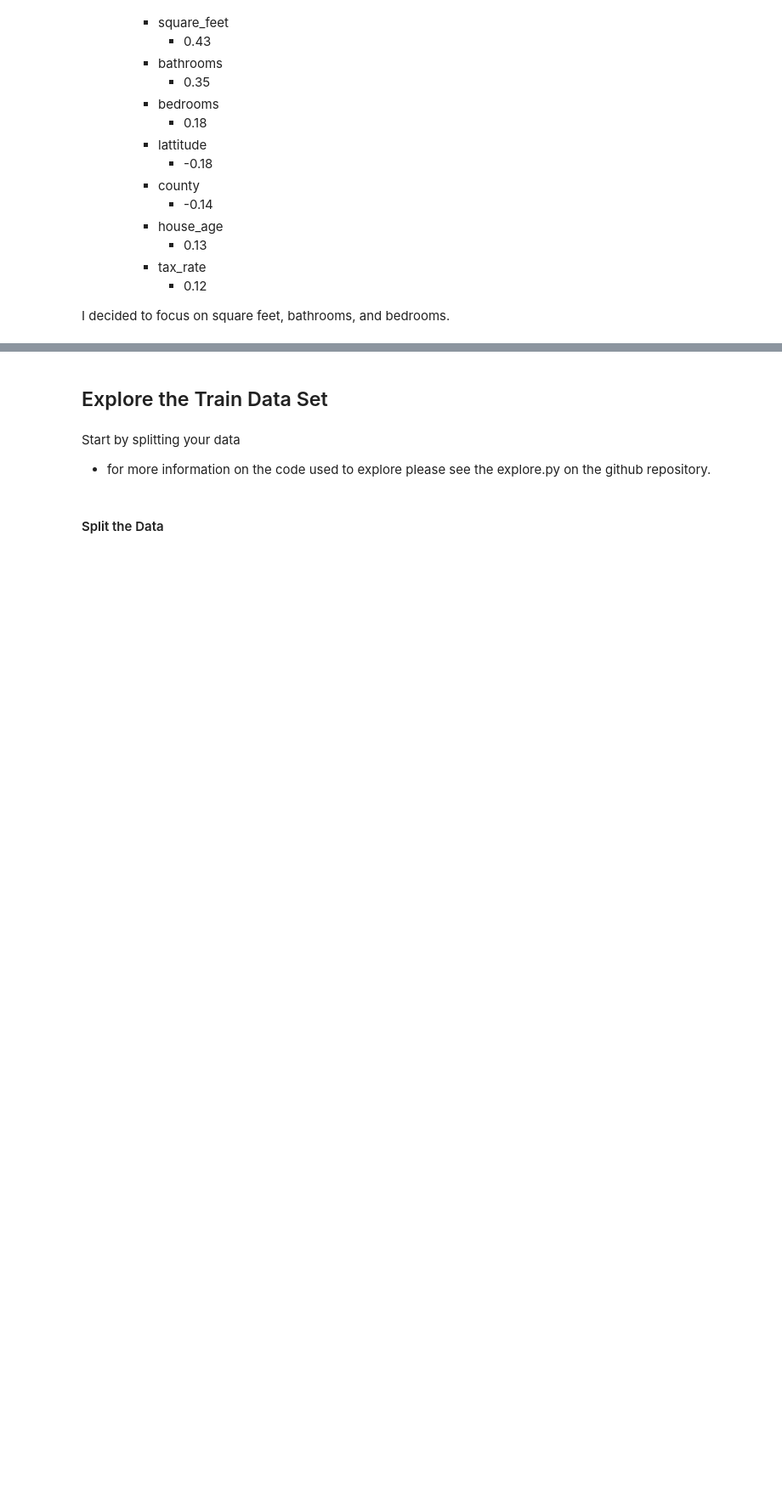
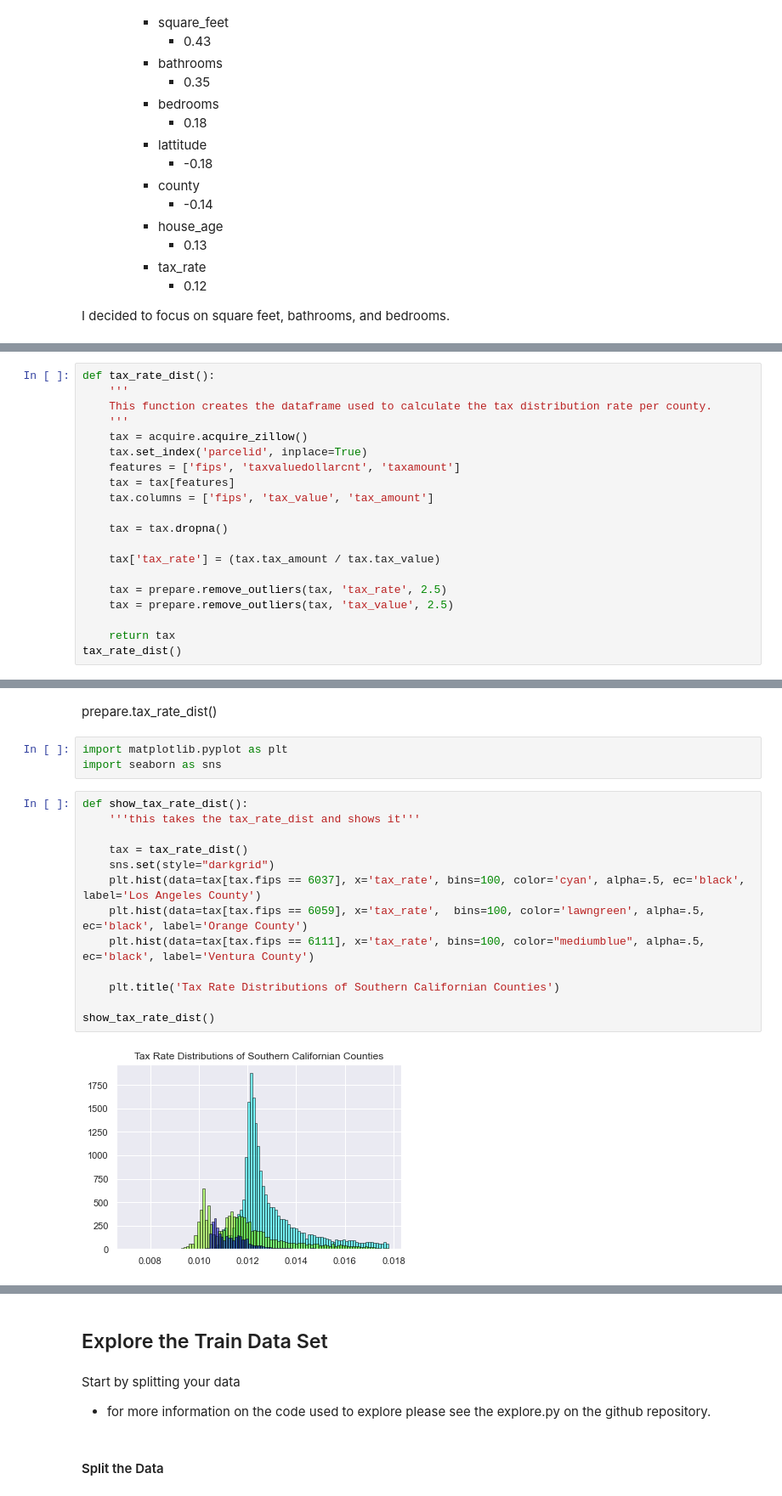
Before and after one commit to CaitlynCarney/prediting_home_values, a Jupyter notebook: project-final.ipynb, the cells around one changed output, grey strips where cells are left out. Shown at 85% size. Saved outputs shown, nothing was run; the diff lists cells and outputs as text; blank space fills up the shorter version.

Commit message:
Zillow House Value Prediction Project

```diff
--- a/project-final.ipynb
+++ b/project-final.ipynb
@@ -84,0 +118,20 @@ I decided to focus on square feet, bathrooms, and bedrooms.
+# %%
+def tax_rate_dist():
+    '''
+    This function creates the dataframe used to calculate the tax distribution rate per county.
+    '''
+    tax = acquire.acquire_zillow()
+    tax.set_index('parcelid', inplace=True)
+    features = ['fips', 'taxvaluedollarcnt', 'taxamount']
+    tax = tax[features]
+    tax.columns = ['fips', 'tax_value', 'tax_amount']
+
+    tax = tax.dropna()
+
+    tax['tax_rate'] = (tax.tax_amount / tax.tax_value)
+
+    tax = prepare.remove_outliers(tax, 'tax_rate', 2.5)
+    tax = prepare.remove_outliers(tax, 'tax_value', 2.5)
+
+    return tax
+tax_rate_dist()
@@ -84,0 +153,20 @@ I decided to focus on square feet, bathrooms, and bedrooms.
+# %% [markdown]
+prepare.tax_rate_dist()
+# %%
+import matplotlib.pyplot as plt
+import seaborn as sns
+# %%
+def show_tax_rate_dist():
+    '''this takes the tax_rate_dist and shows it'''
+
+    tax = tax_rate_dist()
+    sns.set(style="darkgrid")
+    plt.hist(data=tax[tax.fips == 6037], x='tax_rate', bins=100, color='cyan', alpha=.5, ec='black', label='Los Angeles County')
+    plt.hist(data=tax[tax.fips == 6059], x='tax_rate',  bins=100, color='lawngreen', alpha=.5, ec='black', label='Orange County')
+    plt.hist(data=tax[tax.fips == 6111], x='tax_rate', bins=100, color="mediumblue", alpha=.5, ec='black', label='Ventura County')
+
+    plt.title('Tax Rate Distributions of Southern Californian Counties')
+
+show_tax_rate_dist()
+# %% [output]
+[figure, added]
```
Also changed, not shown: parts of 22 cells of this notebook.
